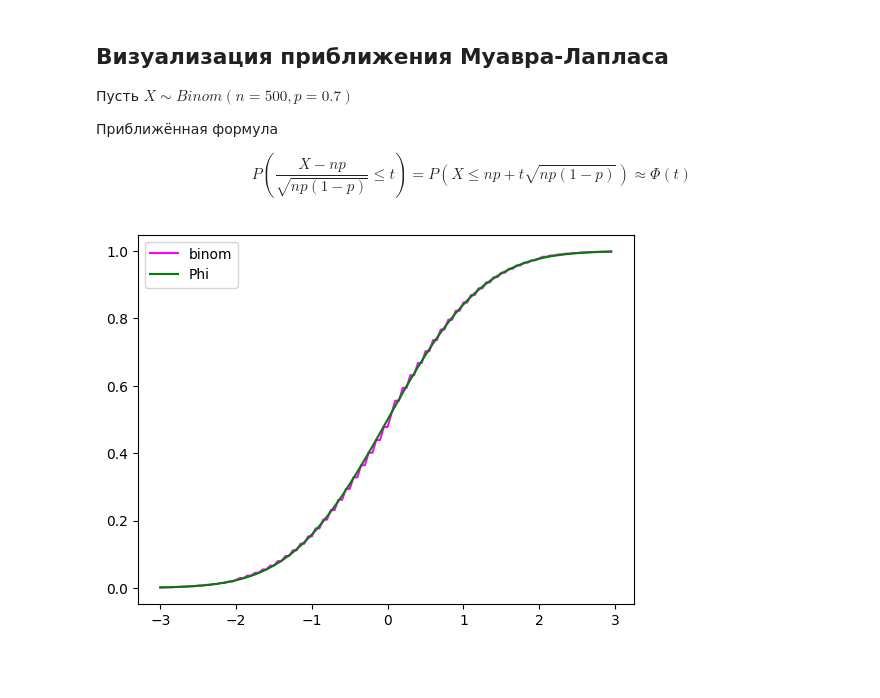
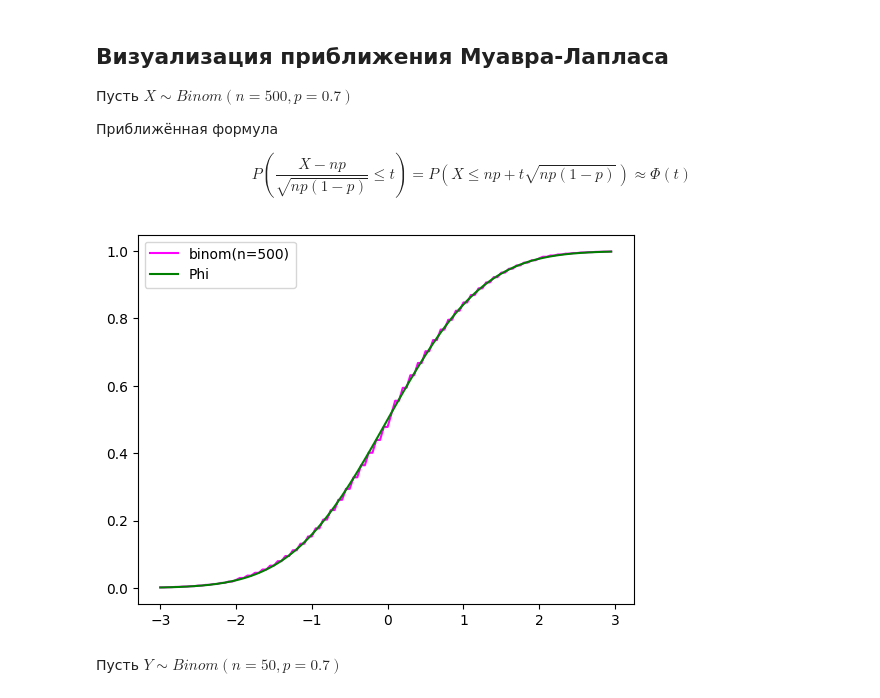
Before and after one commit to artamonoff/probability-statistics, a Jupyter notebook: jupyter-notebooks/binomial-asymptotics.ipynb, the cells around one changed output. Drawn from its saved outputs; the diff is of its cells as text; code cells hidden in the pictures; blank space fills up the shorter version.

```diff
--- a/jupyter-notebooks/binomial-asymptotics.ipynb
+++ b/jupyter-notebooks/binomial-asymptotics.ipynb
@@ -184,10 +184,12 @@ rv_norm = norm()
 # %%
 t = np.arange(-3, 3, 0.05)
 
-plt.plot(t, rv_binom.cdf(mu+t*sdev), color='magenta', label='binom')
+plt.plot(t, rv_binom.cdf(mu+t*sdev), color='magenta', label='binom(n='+str(n)+')')
 plt.plot(t, rv_norm.cdf(t), color='green', label='Phi')
 
 plt.legend()
 plt.show()
 # %% [output]
-[figure, old version]
+[figure, new version]
+# %% [markdown]
+Пусть $Y\sim Binom(n=50, p=0.7)$
```
Also changed, not shown: parts of 2 cells of this notebook.
